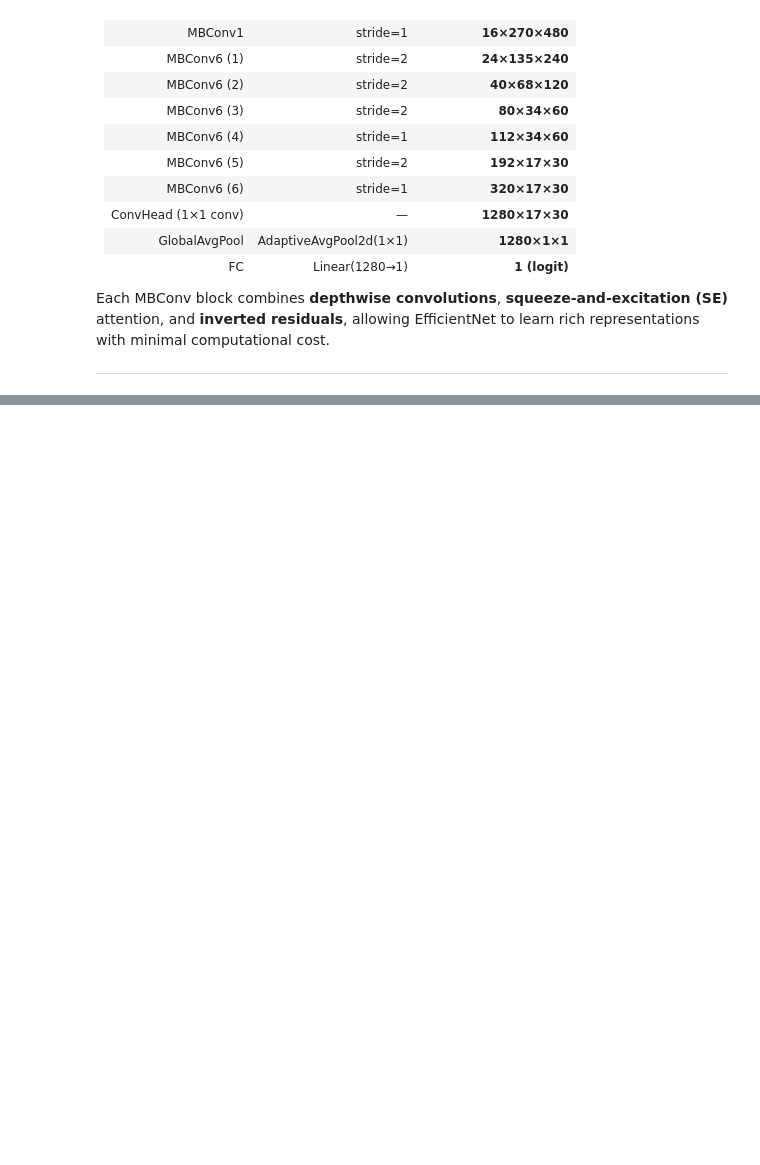
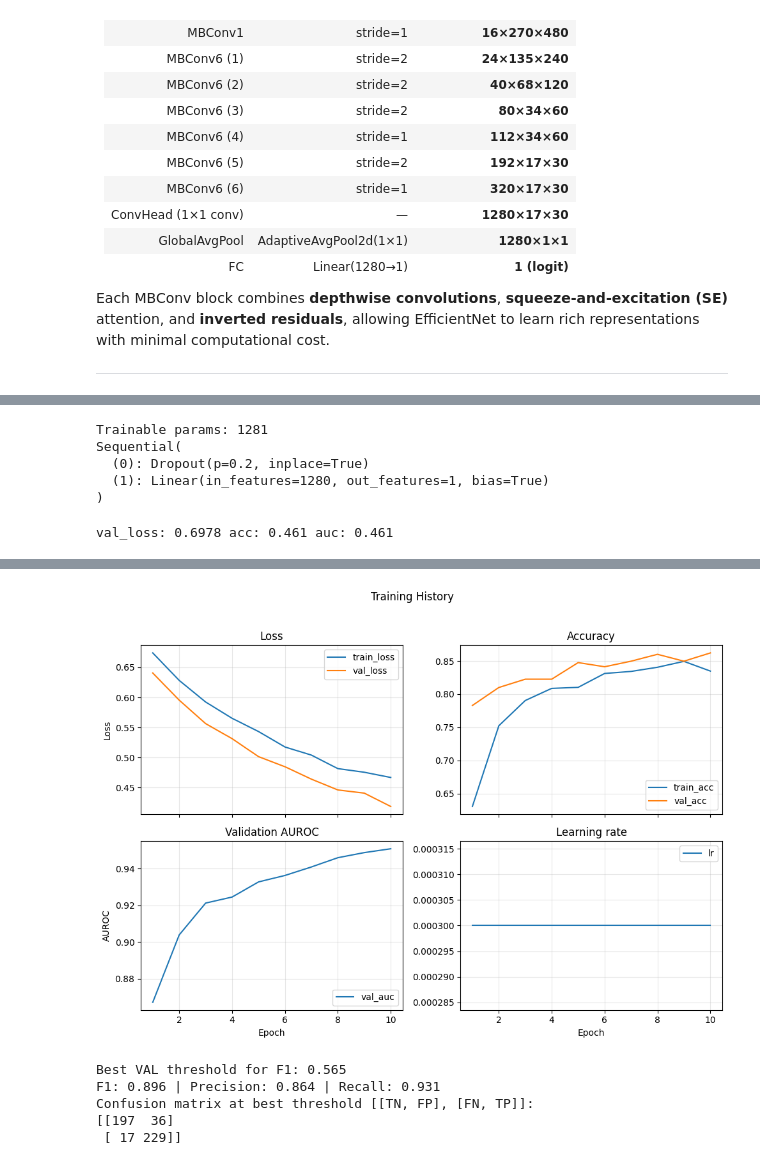
Before and after one commit to FederCO23/MonReader, a Jupyter notebook: MonReader_part1.ipynb, the cells around one changed output, grey strips where cells are left out. Cells and saved outputs as stored; diff of their text form; code cells hidden in the pictures; blank space fills up the shorter version.

Commit message:
Add MobileNetV2 and EfficientNet-B0 to the notebook

```diff
--- a/MonReader_part1.ipynb
+++ b/MonReader_part1.ipynb
@@ -1602,0 +1664,2 @@ Each MBConv block combines **depthwise convolutions**, **squeeze-and-excitation
+# %%
+weights = EfficientNet_B0_Weights.IMAGENET1K_V1
@@ -1602,0 +1704,5 @@ Each MBConv block combines **depthwise convolutions**, **squeeze-and-excitation
+# %%
+# Choose training regime
+# head-only baseline
+model = build_efficientnet_b0(device, unfreeze_stages=())
+head_params = [p for p in model.classifier.parameters() if p.requires_grad]
@@ -1602,0 +1732,31 @@ Each MBConv block combines **depthwise convolutions**, **squeeze-and-excitation
+# %%
+# Loss, optimizer, scheduler
+criterion = nn.BCEWithLogitsLoss()
+
+# Head-only optimizer
+optimizer = torch.optim.AdamW(head_params, lr=3e-4, weight_decay=1e-4)
+
+scheduler = torch.optim.lr_scheduler.ReduceLROnPlateau(
+    optimizer, mode='max', factor=0.5, patience=2
+)
+
+print("Trainable params:", sum(p.numel() for p in model.parameters() if p.requires_grad))
+print(model.classifier)
+# %% [output]
+Trainable params: 1281
+Sequential(
+  (0): Dropout(p=0.2, inplace=True)
+  (1): Linear(in_features=1280, out_features=1, bias=True)
+)
+# %%
+# Eval using your existing utilities
+val_loss, val_acc, val_auc = eval_epoch_with_auc(model, val_loader, device)
+scheduler.step(val_auc)
+print(f"val_loss: {val_loss:.4f} acc: {val_acc:.3f} auc: {val_auc:.3f}")
+# %% [output]
+val_loss: 0.6978 acc: 0.461 auc: 0.461
+# %%
+# Train
+history_efficientnet_b0_fc = training_loop(model, train_loader, val_loader, optimizer, scheduler, device, epochs=10)
+print_training_history(history_efficientnet_b0_fc)
+# %% [output]
@@ -1602,0 +1776 @@ Each MBConv block combines **depthwise convolutions**, **squeeze-and-excitation
+[figure, added]
@@ -1602,0 +1789,9 @@ Each MBConv block combines **depthwise convolutions**, **squeeze-and-excitation
+# %%
+# Threshold sweep on VAL, then one TEST run
+best_thr = find_best_threshold(model, val_loader, device)
+# %% [output]
+Best VAL threshold for F1: 0.565
+F1: 0.896 | Precision: 0.864 | Recall: 0.931
+Confusion matrix at best threshold [[TN, FP], [FN, TP]]:
+[[197  36]
+ [ 17 229]]
```
Also changed, not shown: parts of 39 cells of this notebook.
